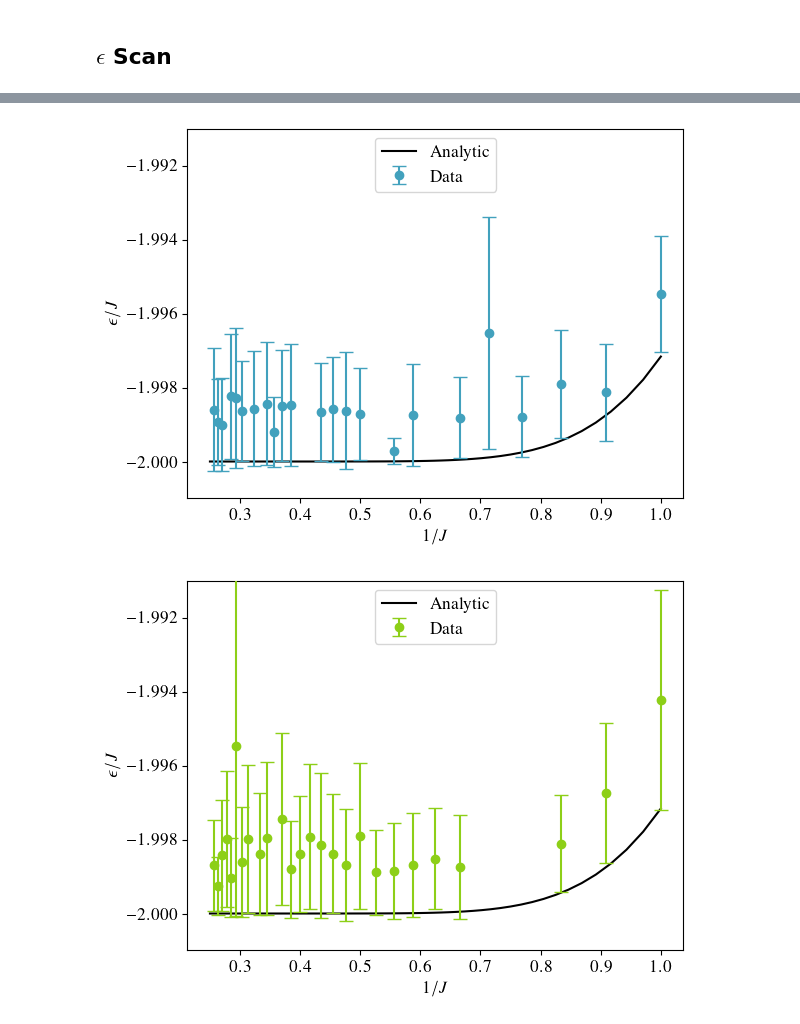
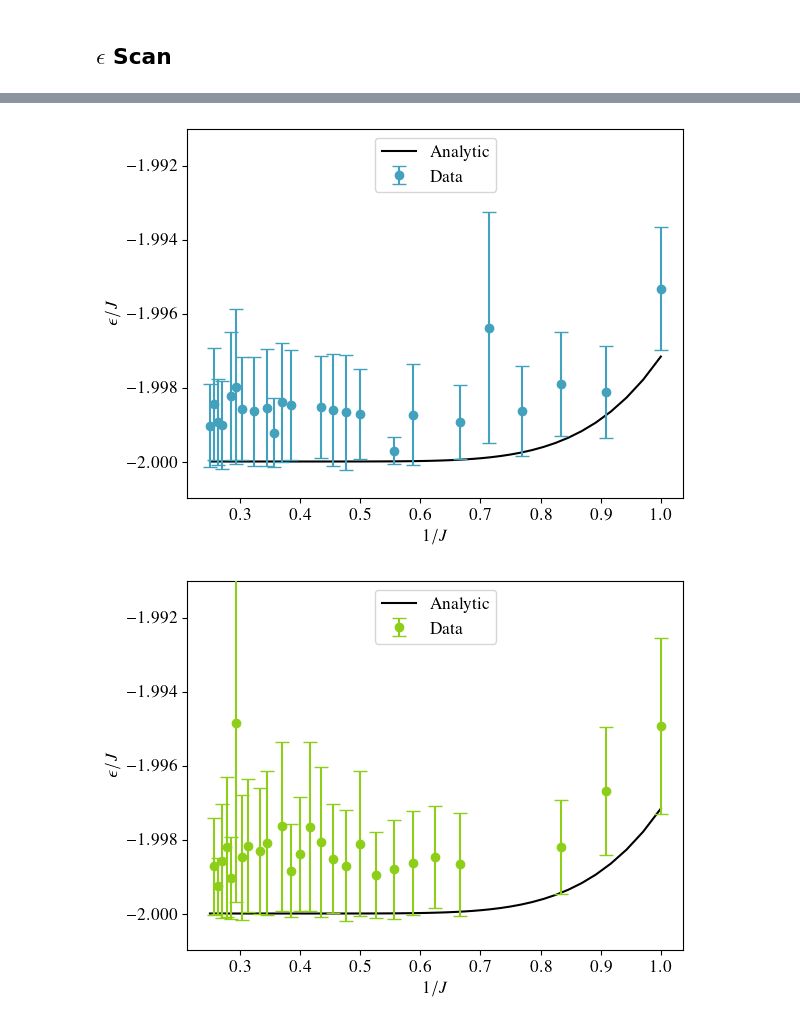
Before and after one commit to rojinaks/ComputationalPhysics, a Jupyter notebook: ex6.ipynb, the cells around one changed output, grey strips where cells are left out. Drawn from its saved outputs; the diff is of its cells as text; code cells hidden in the pictures.

```diff
--- a/ex6.ipynb
+++ b/ex6.ipynb
@@ -109,7 +108,7 @@ def mean_energy_per_site(J):
 # %%
 np.random.seed(10)
 N = [4, 8, 12]
-J = np.round(np.arange(1, 4, .1), 1)
+J = np.round(np.arange(1, 4.1, .1), 1)
 barstyle = {
     "lines.linestyle": "",
     "lines.marker": "o",
@@ -129,7 +128,7 @@ def generate_ensembles(J: float, N: int):
 def do_bootstrap(J: float, N: int) -> tuple[float, float]:
     sample = np.load(DIR / f"ensemble_{J}_{N}.npy")
     m_sample = np.abs(sample.mean(axis=(1, 2)))
-    tau = int(np.ceil(cp.integrated_autocorrelation(m_sample)))
+    tau = int(np.ceil(cp.integrated_autocorrelation(m_sample, fast=False)))
     m_sample = cp.blocking(m_sample, tau=tau)
     m_len = len(m_sample)
     if tau > 20:
@@ -162,7 +168,7 @@ def do_e_bootstrap(J: float, N: int) -> tuple[float, float]:
     sample = np.load(DIR / f"ensemble_{J}_{N}.npy")
     model = cp.Ising2D(N, J, 0)
     e = model.calc_energy(sample) / N**2
-    tau = cp.integrated_autocorrelation(e)
+    tau = cp.integrated_autocorrelation(e, fast=False)
     if tau > 20:
         print(f"Warning: tau = {tau} for J = {J} N = {N}")
         return 0, 0
@@ -194,2 +200,2 @@ Warning: tau = 113 for J = 1.4 N = 12
-[figure, old version]
+[figure, new version]
-[figure, old version]
+[figure, new version]
```
Also changed, not shown: parts of 5 cells of this notebook, 11 other files.
